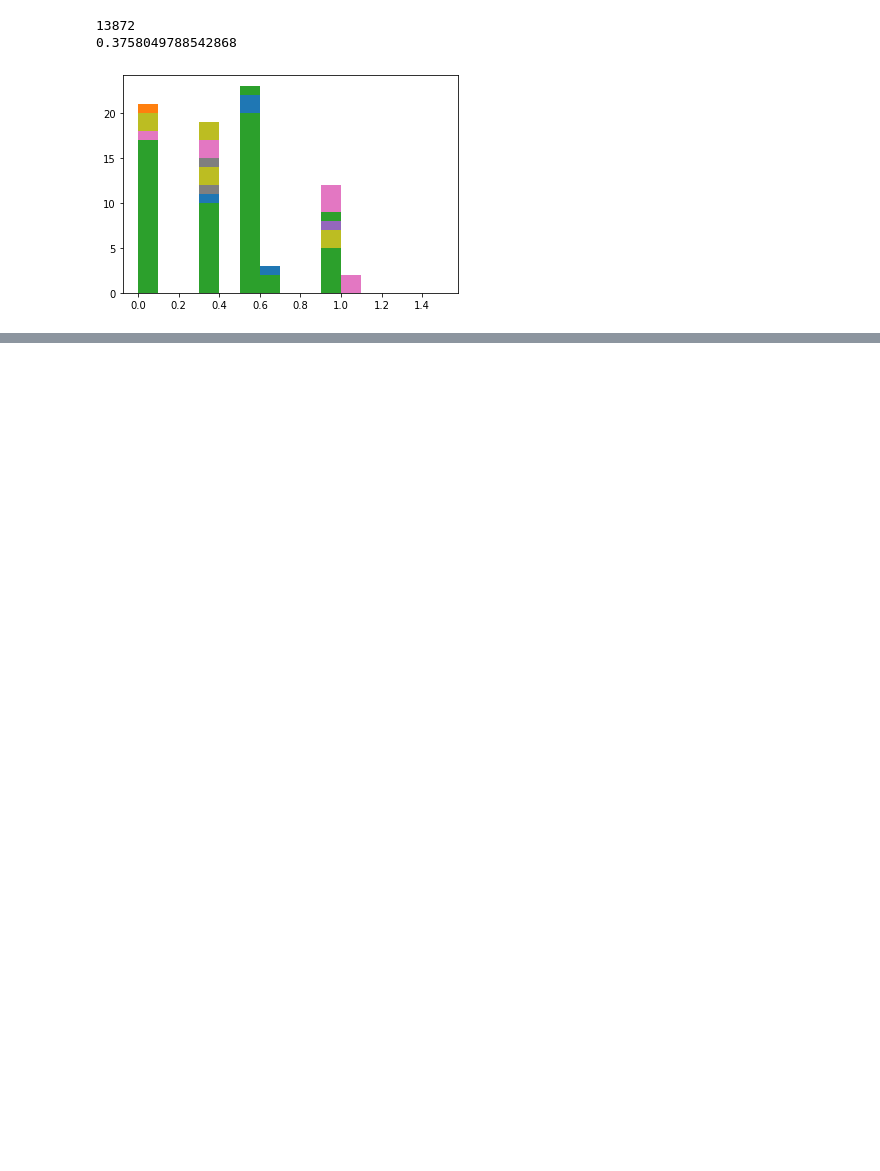
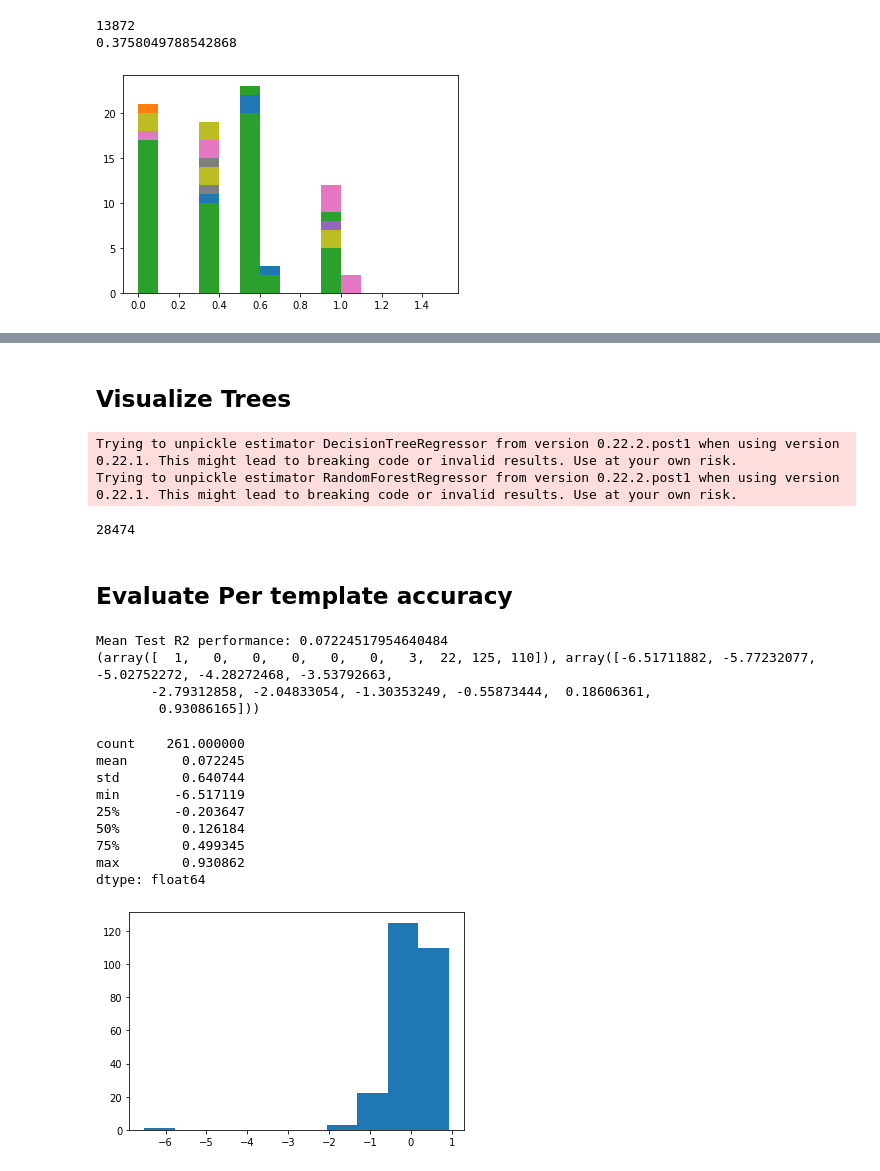
Before and after one commit to sharmapulkit/TreeInterpretability_AnomalyExplanation, a Jupyter notebook: shap/notebooks/Analyse_PostgreSQL.ipynb, the cells around one changed output, grey strips where cells are left out. Saved outputs shown, nothing was run; the diff lists cells and outputs as text; code cells hidden in the pictures; blank space fills up the shorter version.

Commit message:
per template accuracy evaluation

```diff
--- a/shap/notebooks/Analyse_PostgreSQL.ipynb
+++ b/shap/notebooks/Analyse_PostgreSQL.ipynb
@@ -1033,0 +1051,21 @@ print(np.mean(np.array(acc)))
+# %%
+runtimePath = "../../../garage/TimingAnalysis/Depth/Runtime/"
+runtimeDepthsTI = {}
+runtimeDepthsSHAP = {}
+for depth in range(5, 60, 5):
+    tiruntimeDepthNumDataPoints = []
+    shapruntimeDepthNumDataPoints = []
+    for datapoints in [50, 100, 200, 300, 500, 700, 900]:
+        filename = runtimePath + 'runtime_MaxDepth'+str(depth)+'_NumDataPoints'+str(datapoints)
+        if os.path.exists(filename):
+            with open(filename, 'r') as f:
+                lines = f.readlines()
+                tiTime = float(lines[0].rstrip().split(':')[1])
+                shapTime = float(lines[1].rstrip().split(':')[1])
+
+                tiruntimeDepthNumDataPoints.append(tiTime)
+                shapruntimeDepthNumDataPoints.append(shapTime)
+    runtimeDepthsTI[depth] = tiruntimeDepthNumDataPoints
+    runtimeDepthsSHAP[depth] = shapruntimeDepthNumDataPoints
+
+print(runtimeDepthsTI)
@@ -1033,0 +1142,46 @@ print(np.mean(np.array(acc)))
+# %% [markdown]
+## Visualize Trees
+# %%
+modelPath ="../../../garage/TimingAnalysis/TrainingSize/TrainedModels/rf_postgresql_runtime_200combos_trainRatio0.3.pk"
+mdl = pk.load(open(modelPath, 'rb'))
+# %% [output]
+Trying to unpickle estimator DecisionTreeRegressor from version 0.22.2.post1 when using version 0.22.1. This might lead to breaking code or invalid results. Use at your own risk.
+Trying to unpickle estimator RandomForestRegressor from version 0.22.2.post1 when using version 0.22.1. This might lead to breaking code or invalid results. Use at your own risk.
+# %%
+estimator = mdl.estimators_[0]
+# sklearn.tree.plot_tree(estimator)
+estimator.get_n_leaves()
+# %% [output]
+28474
+# %% [markdown]
+## Evaluate Per template accuracy
+# %%
+evaluationfilesPath = "../../../garage/postgresqlTemplates_accuracy/evaluation/"
+# %%
+evalfiles = os.listdir(evaluationfilesPath)
+shapacc=[]
+for filename in evalfiles:
+    with open(evaluationfilesPath + filename, 'r') as f:
+        _shapacc = float(f.readlines()[1].strip().split(':')[1])
+        shapacc.append(_shapacc)
+
+print("Mean Test R2 performance:", np.mean(shapacc))
+h = np.histogram(shapacc)
+print(h)
+plt.hist(shapacc)
+pd.Series(shapacc).describe()
+# %% [output]
+Mean Test R2 performance: 0.07224517954640484
+(array([  1,   0,   0,   0,   0,   0,   3,  22, 125, 110]), array([-6.51711882, -5.77232077, -5.02752272, -4.28272468, -3.53792663,
+       -2.79312858, -2.04833054, -1.30353249, -0.55873444,  0.18606361,
+        0.93086165]))
+count    261.000000
+mean       0.072245
+std        0.640744
+min       -6.517119
+25%       -0.203647
+50%        0.126184
+75%        0.499345
+max        0.930862
+dtype: float64
+[figure, added]
```
Also changed, not shown: parts of 8 cells of this notebook, 1 other file.
